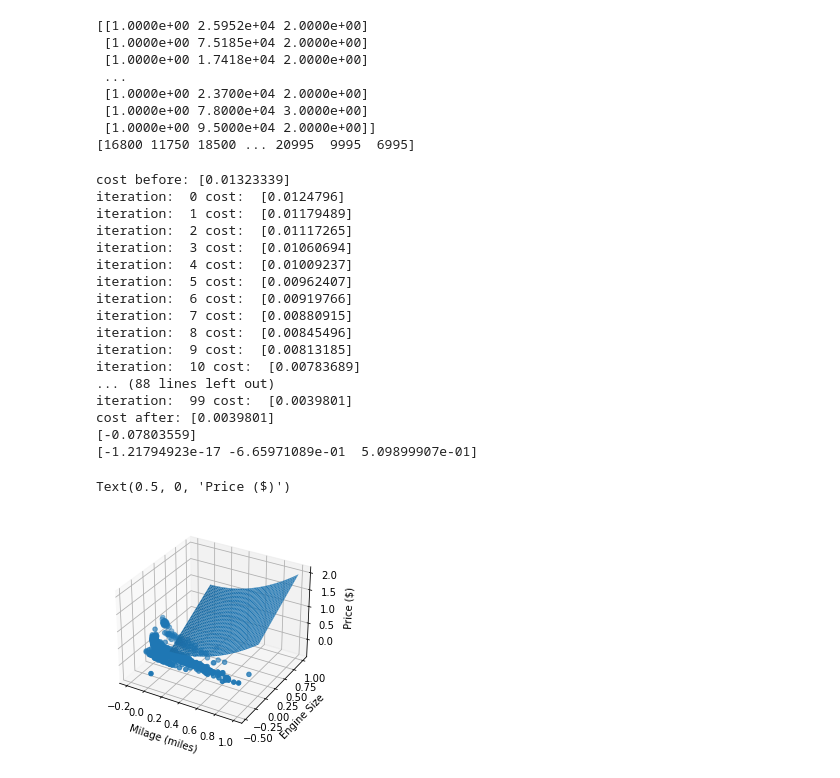
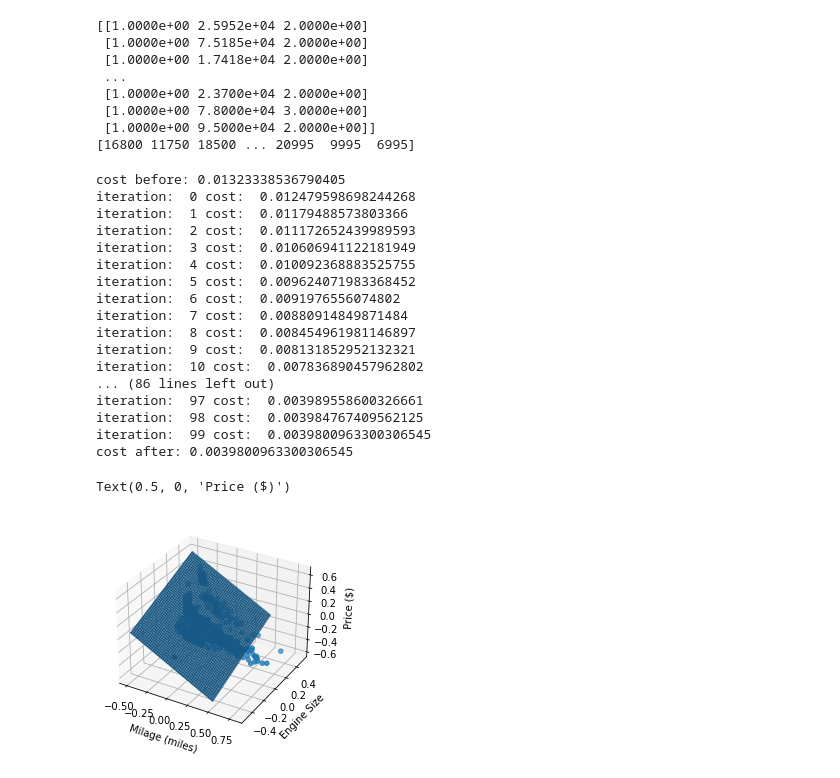
Before and after one commit to Zjjc123/stanford-ml-course, a Jupyter notebook: week-2/1.Multivariate Linear Regression.ipynb, the cells around one changed output. Drawn from its saved outputs; the diff is of its cells as text; code cells hidden in the pictures.

```diff
--- a/week-2/1.Multivariate Linear Regression.ipynb
+++ b/week-2/1.Multivariate Linear Regression.ipynb
@@ -143,9 +146,8 @@ print(output_data)
 # hypothesis funciton
 def hypothesis_function(input_data, thetas):
     # transpose theta so it is now vertical and ready for multiplcation
-    thetasT = thetas.reshape(1, thetas.shape[0])
     # multiply to find the prediction value
-    return np.matmul(thetasT, input_data)
+    return np.matmul(thetas.T, input_data)
 
 # cost function
 def cost_function(inputs, outputs, thetas):
@@ -189,65 +191,61 @@ iterations = 100
 # parameters
 _thetas = np.zeros(input_data.shape[1])
 
-
 # normalizing features
 normalized_input_data = np.zeros((input_data.shape[0], input_data.shape[1]))
 normalized_input_data[:,0] = np.ones(input_data.shape[0])
 for i in range(1, input_data.shape[1]):
     normalized_input_data[:,i] = mean_normalization(input_data[:,i])
 normalized_output_data = mean_normalization(output_data)
 
 print('cost before:', cost_function(normalized_input_data, normalized_output_data, _thetas))
 
 for i in range(iterations):
     _thetas = gradient_descent(normalized_input_data, normalized_output_data, _thetas, a)
     print("iteration: ", i, "cost: ", cost_function(normalized_input_data, normalized_output_data, _thetas))
 
 print('cost after:', cost_function(normalized_input_data, normalized_output_data, _thetas))
 
 fig = plt.figure()
 ax = plt.axes(projection="3d")
 
+# scatter current data
 ax.scatter3D(normalized_input_data[:,1], normalized_input_data[:,2], normalized_output_data)
 
-x_lin = np.linspace(0, 1, normalized_input_data.shape[0])
-y_lin = np.linspace(0, 1, normalized_input_data.shape[0])
-z_lin = np.zeros(normalized_input_data.shape[0])
+# get plane x and y spaces
+x_lin = np.linspace(-0.5, 0.5, normalized_input_data.shape[0])
+y_lin = np.linspace(-0.5, 0.5, normalized_input_data.shape[0])
 
-for i in range(normalized_input_data.shape[0]):
-    z_lin[i] = hypothesis_function([1, x_lin[i], y_lin[i]], _thetas)
+# z function
+def calculate_z(x, y):
+    return hypothesis_function([1, x, y], _thetas)
 
-def fun(x, y):
-    return x**2 + y
-
+# create grid and plot surface
 X, Y = np.meshgrid(x_lin, y_lin)
-zs = np.array(fun(np.ravel(X), np.ravel(Y)))
+zs = calculate_z(np.ravel(X), np.ravel(Y))
 Z = zs.reshape(X.shape)
 ax.plot_surface(X, Y, Z)
-
-print(hypothesis_function([1, 0.5, 0.5], _thetas))
-print(_thetas)
 
 ax.set_xlabel("Milage (miles)")
 ax.set_ylabel("Engine Size")
 ax.set_zlabel("Price ($)")
 # %% [output]
-cost before: [0.01323339]
-iteration:  0 cost:  [0.0124796]
-iteration:  1 cost:  [0.01179489]
-iteration:  2 cost:  [0.01117265]
-iteration:  3 cost:  [0.01060694]
-iteration:  4 cost:  [0.01009237]
-iteration:  5 cost:  [0.00962407]
-iteration:  6 cost:  [0.00919766]
-iteration:  7 cost:  [0.00880915]
-iteration:  8 cost:  [0.00845496]
-iteration:  9 cost:  [0.00813185]
-iteration:  10 cost:  [0.00783689]
-... (88 lines left out)
-iteration:  99 cost:  [0.0039801]
-cost after: [0.0039801]
-[-0.07803559]
-[-1.21794923e-17 -6.65971089e-01  5.09899907e-01]
+cost before: 0.01323338536790405
+iteration:  0 cost:  0.012479598698244268
+iteration:  1 cost:  0.01179488573803366
+iteration:  2 cost:  0.011172652439989593
+iteration:  3 cost:  0.010606941122181949
+iteration:  4 cost:  0.010092368883525755
+iteration:  5 cost:  0.009624071983368452
+iteration:  6 cost:  0.0091976556074802
+iteration:  7 cost:  0.00880914849871484
+iteration:  8 cost:  0.008454961981146897
+iteration:  9 cost:  0.008131852952132321
+iteration:  10 cost:  0.007836890457962802
+... (86 lines left out)
+iteration:  97 cost:  0.003989558600326661
+iteration:  98 cost:  0.003984767409562125
+iteration:  99 cost:  0.0039800963300306545
+cost after: 0.0039800963300306545
 Text(0.5, 0, 'Price ($)')
-[figure, old version]
+[figure, new version]
```
Also changed, not shown: parts of 1 cell of this notebook, 1 other file.
